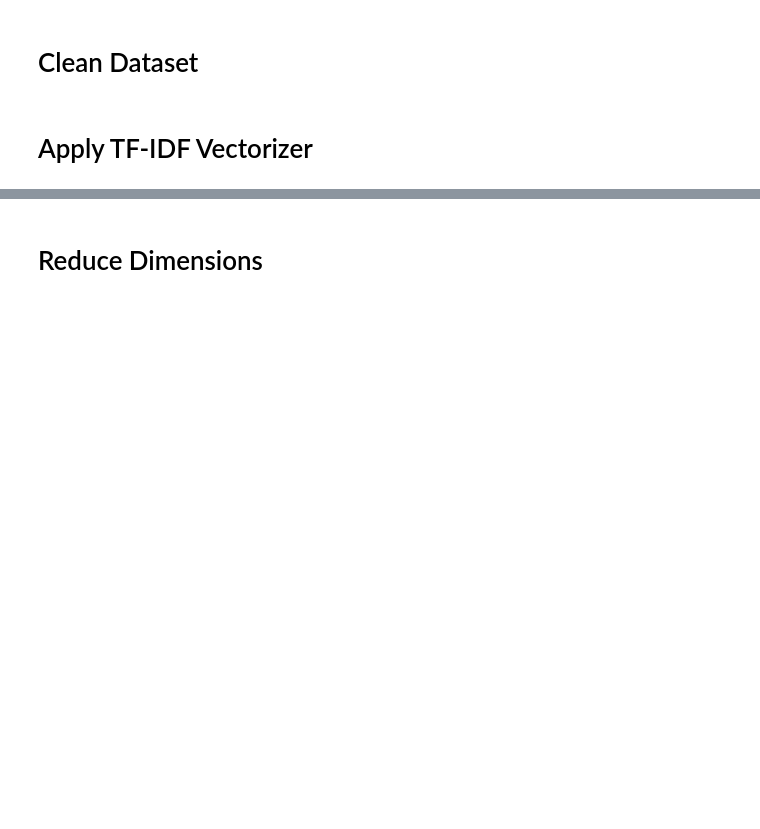
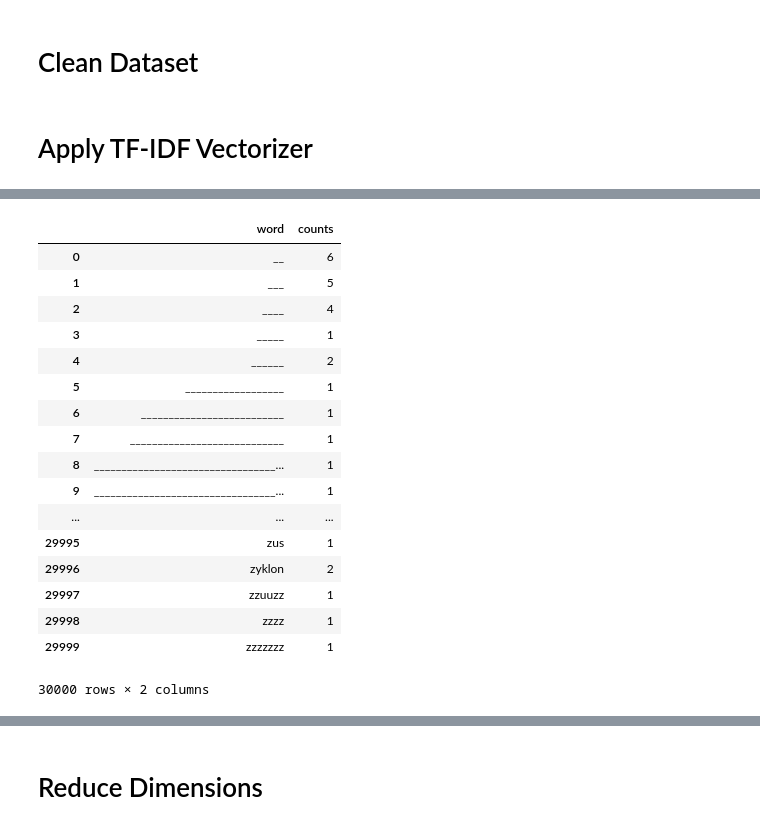
Before and after one commit to rmacaraeg/Twitch_Chat_Identifier, a Jupyter notebook: notebooks/Toxic_Data_Cleaning_Baseline.ipynb, the cells around one changed output, grey strips where cells are left out. Cells and saved outputs as stored; diff of their text form; code cells hidden in the pictures; blank space fills up the shorter version.

```diff
--- a/notebooks/Toxic_Data_Cleaning_Baseline.ipynb
+++ b/notebooks/Toxic_Data_Cleaning_Baseline.ipynb
@@ -38,0 +22,9 @@ test.head()
+# %%
+#remove non-ascii characters
+def remove_non_ascii(text):
+    text  = "".join([char for char in text if char in string.printable])
+    text = re.sub('[0-9]+', '', text)
+    return text
+
+train['comment_text'] = train['comment_text'].apply(lambda x: remove_non_ascii(x))
+test['comment_text'] = test['comment_text'].apply(lambda x: remove_non_ascii(x))
@@ -114,0 +287,17 @@ test_word_features = word_vectorizer.transform(test_text)
+# %%
+def create_df_of_toxic_category(category_string):
+    '''category string must match train dataframe column name exactly '''
+    filtered_sentences = list_sentences_train.loc[train[category_string] == 1]
+    category_vectorizer = CountVectorizer(
+        strip_accents='unicode',
+        analyzer='word',
+        ngram_range=(1, 1),
+        stop_words='english',
+        max_features=30000)
+    category_vec_fit = category_vectorizer.fit(filtered_sentences)
+
+    category_count_features = category_vectorizer.transform(filtered_sentences)
+    category_count_df = pd.DataFrame(category_vec_fit.get_feature_names())
+    category_count_df['counts'] = category_count_features.toarray().sum(axis=0)
+    category_count_df.rename(columns = {0: 'word'})
+    return category_count_df, filtered_sentences
@@ -114,0 +375,2 @@ test_word_features = word_vectorizer.transform(test_text)
+# %%
+toxic_df = create_df_of_toxic_category('toxic')
@@ -114,0 +379,21 @@ test_word_features = word_vectorizer.transform(test_text)
+# %%
+toxic_df.rename(columns = {0: 'word'})
+# %% [output]
+|  | word | counts |
+| 0 | __ | 6 |
+| 1 | ___ | 5 |
+| 2 | ____ | 4 |
+| 3 | _____ | 1 |
+| 4 | ______ | 2 |
+| 5 | __________________ | 1 |
+| 6 | __________________________ | 1 |
+| 7 | ____________________________ | 1 |
+| 8 | _________________________________... | 1 |
+| 9 | _________________________________... | 1 |
+| ... | ... | ... |
+| 29995 | zus | 1 |
+| 29996 | zyklon | 2 |
+| 29997 | zzuuzz | 1 |
+| 29998 | zzzz | 1 |
+| 29999 | zzzzzzz | 1 |
+30000 rows × 2 columns
```
Also changed, not shown: parts of 67 cells of this notebook, 2 other files.
